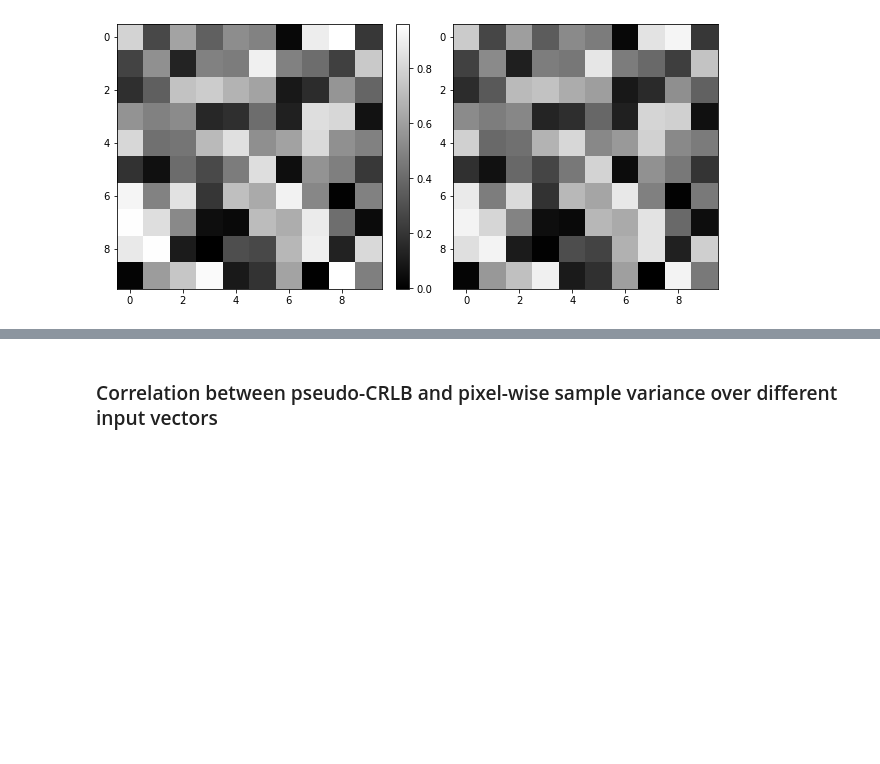
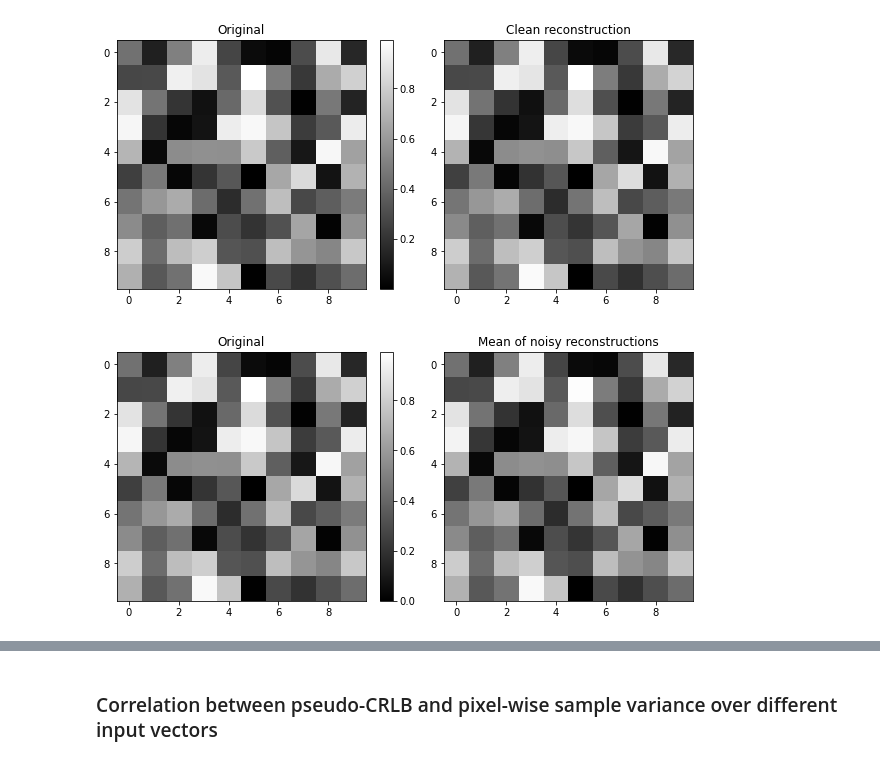
Before and after one commit to dkludwig/nn-crlb, a Jupyter notebook: nn-analysis.ipynb, the cells around one changed output, grey strips where cells are left out. Saved outputs shown, nothing was run; the diff lists cells and outputs as text; code cells hidden in the pictures; blank space fills up the shorter version.

```diff
--- a/nn-analysis.ipynb
+++ b/nn-analysis.ipynb
@@ -59,12 +58,0 @@ def plot_img_comparison(mat0, mat1, scale_to_01=False, left_title='', right_titl
-# %%
-# grab vector in the original test data y_test
-# and corresponding vector in encoded data x_test
-idx = 0 # vary this to look at diff images
-model = fully_sigmoid_model # switch to look at other model
-
-orig_img = np.reshape(y_train[idx], (10,10))
-nn_output = model(x_train[idx:idx+1])
-recon_img = np.reshape(nn_output, (10,10))
-
-plot_img_comparison(orig_img, recon_img,
-                    left_title='Original', right_title='Reconstructed')
@@ -168,7 +109,11 @@ fisher_info = A @ A.T # 100x100
 # %%
-idx = 0
-x_in = x_test[idx:idx+10]
-model = linear_output_model
-
-Js = batchJ(tf.Variable(x_in), model)[0].numpy().T
+# numerical comparison
+idx = 9
+print(f'MAE of Ap: {mean_abs_norm(Ap):.2}')
+print(f'MAE of J.T: {mean_abs_norm(Js[idx].T):.2}')
+print(f'MAE of Ap - J.T: {mean_abs_norm(Js[idx].T - Ap):.2}')
+print('----------------------------')
+print(f'RMS of Ap: {rms_norm(Ap):.2}')
+print(f'RMS of J.T: {rms_norm(Js[idx].T):.2}')
+print(f'RMS of Ap - J.T: {rms_norm(Js[idx].T - Ap):.2}')
 # %% [output]
@@ -217,7 +196,8 @@ def monte_carlo_noise_sim(y_orig, A, model, noise_lvl, N):
         y_noisy_mean: mean(ys_noisy_recon) (1x100)
         bias: y_noisy_mean - y_orig (1x100)
         variance: sample variance of ys_noisy_recon (1x100)
-        pseudo_crlb: sigma^2 * J @ J.T evaluated at y_orig @ A (100x500)
+        crlb: sigma^2 * (A @ A.T)^-1 (100x100)
+        pseudo_crlb: sigma^2 * J @ J.T evaluated at y_orig @ A (100x100)
     '''
     # y (1x100) -- A --> x (1x500)
     #          <-- NN --
@@ -225,6 +205,7 @@ def monte_carlo_noise_sim(y_orig, A, model, noise_lvl, N):
 
     # define variance of noise to be fraction of maximum of encoded vector
     sigma = np.sqrt(noise_lvl*np.max(x_clean))
+    crlb = sigma**2 * np.linalg.inv(A @ A.T)
 
     # add N realizations of WGN
     noise_realizations = sigma*np.random.randn(N, 500)
@@ -255,6 +236,7 @@ def monte_carlo_noise_sim(y_orig, A, model, noise_lvl, N):
                'y_noisy_mean': y_noisy_mean,
                'bias': bias,
                'variance': variance,
+               'crlb': crlb,
                'pseudo_crlb': pseudo_crlb}
     return results
 # %% [markdown]
@@ -262,4 +249,4 @@ def monte_carlo_noise_sim(y_orig, A, model, noise_lvl, N):
 # %%
-idx = 100
-y_orig = y_test[idx]
-results = monte_carlo_noise_sim(y_orig, A, model, noise_lvl=0.5, N=2000)
+# run simulation on a vector in test dataset
+y_orig = y_test[0]
+results = monte_carlo_noise_sim(y_orig, A, model, noise_lvl=0.05, N=2000)
@@ -266,7 +277,14 @@ results = monte_carlo_noise_sim(y_orig, A, model, noise_lvl=0.5, N=2000)
 # %%
+# visually compare original image, cleanly reconstructed image, and
+# mean of noisily reconstructed images
 orig_img = np.reshape(y_orig, (10,10))
+clean_recon_img = np.reshape(results['y_clean_recon'],(10,10))
 mean_noisy_img = np.reshape(results['y_noisy_mean'], (10,10))
 
-plot_img_comparison(orig_img, mean_noisy_img)
+plot_img_comparison(orig_img, clean_recon_img,
+                   left_title='Original', right_title='Clean reconstruction')
+plot_img_comparison(orig_img, mean_noisy_img,
+                   left_title='Original', right_title='Mean of noisy reconstructions')
 # %% [output]
-[figure, old version]
+[figure, new version]
+[figure, added]
```
Also changed, not shown: parts of 38 cells of this notebook, 3 other files.
